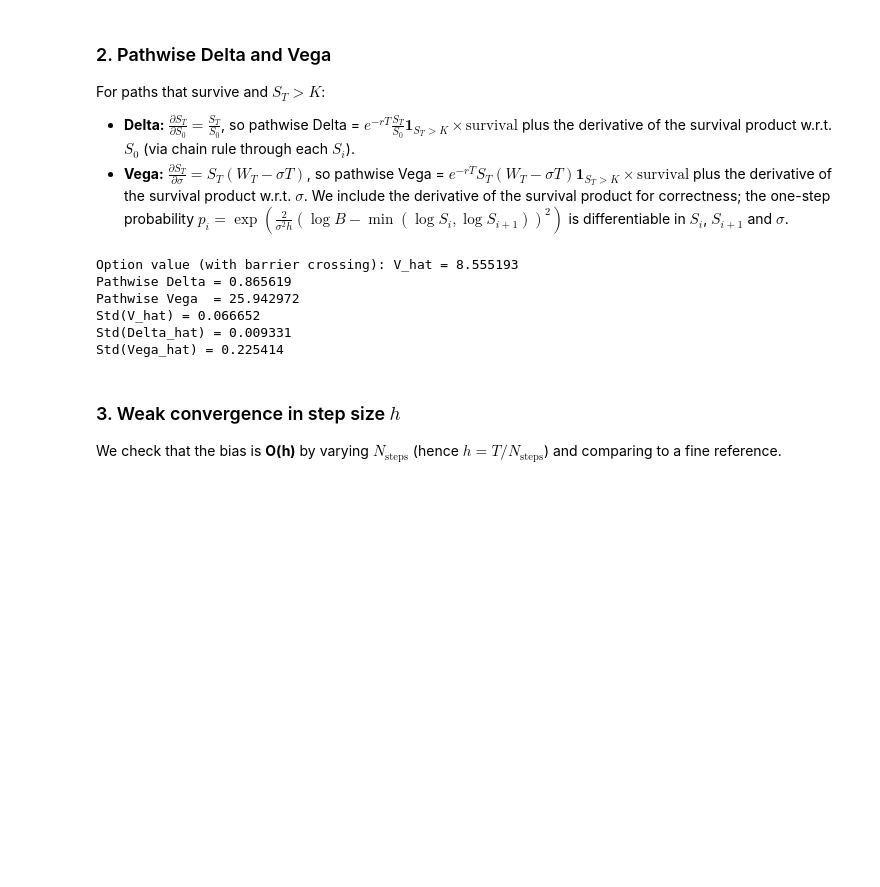
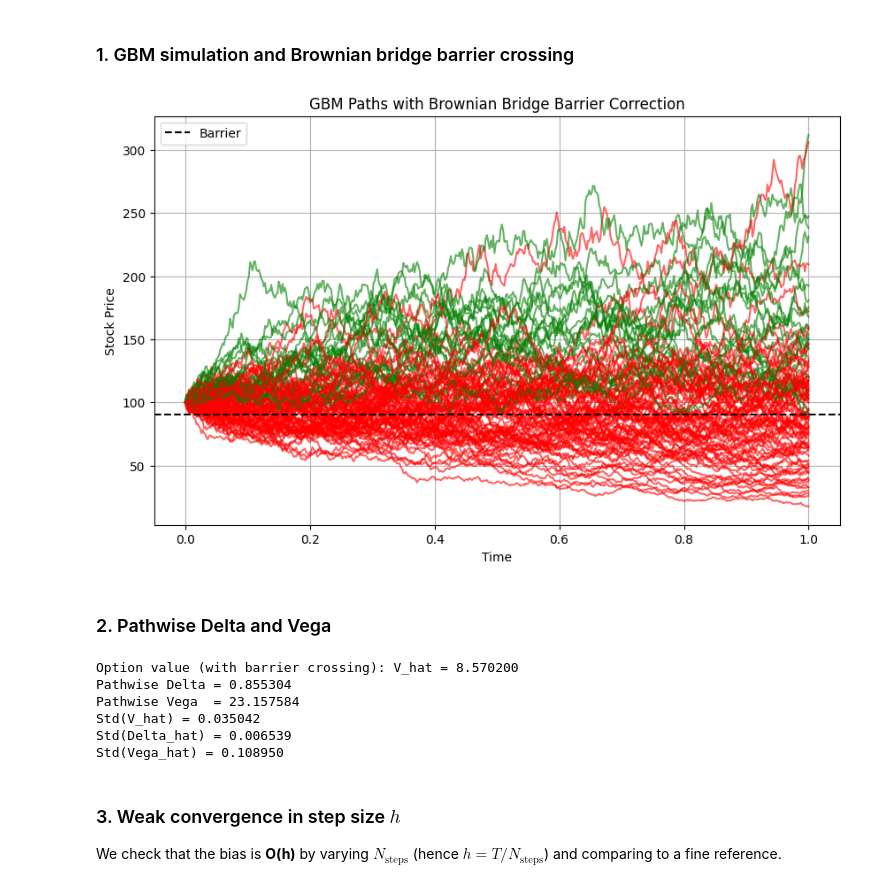
Before and after one commit to AnranSeverac/SimulationMethods, a Jupyter notebook: simulation_methods_assignment.ipynb, the cells around one changed output. Saved outputs shown, nothing was run; the diff lists cells and outputs as text; code cells hidden in the pictures; blank space fills up the shorter version.

```diff
--- a/simulation_methods_assignment.ipynb
+++ b/simulation_methods_assignment.ipynb
@@ -28 +14,3 @@ when $\min(S_{t_i}, S_{t_{i+1}}) > B$, and 0 otherwise. The path survival weight
+# %% [markdown]
+### 1. GBM simulation and Brownian bridge barrier crossing
 # %%
@@ -77,6 +31,0 @@ def barrier_survival_product_batch(S, B, sigma, h):
-# %% [markdown]
-### 2. Pathwise Delta and Vega
-For paths that survive and $S_T > K$:
-- **Delta:** $\frac{\partial S_T}{\partial S_0} = \frac{S_T}{S_0}$, so pathwise Delta = $e^{-rT} \frac{S_T}{S_0} \mathbf{1}_{S_T>K} \times \text{survival}$ plus the derivative of the survival product w.r.t. $S_0$ (via chain rule through each $S_i$).
-- **Vega:** $\frac{\partial S_T}{\partial \sigma} = S_T (W_T - \sigma T)$, so pathwise Vega = $e^{-rT} S_T (W_T - \sigma T) \mathbf{1}_{S_T>K} \times \text{survival}$ plus the derivative of the survival product w.r.t. $\sigma$.
-We include the derivative of the survival product for correctness; the one-step probability $p_i = \exp(\frac{2}{\sigma^2 h}(\log B - \min(\log S_i, \log S_{i+1}))^2)$ is differentiable in $S_i$, $S_{i+1}$ and $\sigma$.
@@ -140,0 +32,47 @@ def pathwise_delta_vega(S, W, h, S0, r, sigma, T, K, B):
+# %%
+# Brownian bridge survival calculation
+def brownian_bridge(S, h, sigma, B):
+    log_S = np.log(S)
+    log_B = np.log(B)
+    sigma_sq = sigma ** 2
+    log_S_i = log_S[:, :-1]
+    log_S_ip1 = log_S[:, 1:]
+    p_crossed = np.exp(-2.0 * (log_S_i - log_B) * (log_S_ip1 - log_B) / (sigma_sq * h))
+    p_crossed[np.minimum(log_S_i, log_S_ip1) <= log_B] = 1.0
+    one_minus_p = 1.0 - p_crossed
+    return(one_minus_p)
+# %%
+# Sample GBM paths using the barrier-crossing formula
+N_paths_plot = 100
+N_steps = 500
+
+S, W, h = simulate_gbm_paths(S0, r, sigma, T, N_steps, N_paths_plot, seed=42)
+t = np.linspace(0, T, N_steps + 1)
+
+# Brownian bridge survival calculation
+one_minus_p = brownian_bridge(S, h, sigma, B)
+survival = np.prod(one_minus_p, axis=1)
+
+# classify as "survived" if Brownian-bridge survival weight is positive
+survived = survival > 0
+
+plt.figure(figsize=(10, 6))
+
+for i in range(N_paths_plot):
+    if survived[i]:
+        plt.plot(t, S[i], color='green', alpha=0.6, linewidth=1.5)
+    else:
+        plt.plot(t, S[i], color='red', alpha=0.6, linewidth=1.5)
+
+plt.axhline(B, color = 'black', linestyle='--', linewidth=1.5, label='Barrier')
+plt.title("GBM Paths with Brownian Bridge Barrier Correction")
+plt.xlabel("Time")
+plt.ylabel("Stock Price")
+plt.legend()
+plt.grid(True)
+plt.savefig("GBM.png")
+plt.show()
+# %% [output]
+[figure, added]
+# %% [markdown]
+### 2. Pathwise Delta and Vega
@@ -141,10 +143,12 @@ def pathwise_delta_vega(S, W, h, S0, r, sigma, T, K, B):
 # %%
 # Simulation parameters
-N_paths = 200_000
-N_steps = 100
+N_paths = 750000
+N_steps = 400
 
 S, W, h = simulate_gbm_paths(S0, r, sigma, T, N_steps, N_paths, seed=42)
-delta_samples, vega_samples, payoff_samples = pathwise_delta_vega(S, W, h, S0, r, sigma, T, K, B)
+one_minus_p = brownian_bridge(S, h, sigma, B)
+payoff_samples = pathwise_option_value(S, r, sigma, T, K, one_minus_p)
+delta_samples, vega_samples = pathwise_delta_vega(S, W, h, S0, r, sigma, T, K, B, one_minus_p)
 
 V_hat = np.mean(payoff_samples)
 delta_hat = np.mean(delta_samples)
@@ -157,12 +161,12 @@ print(f"Std(V_hat) = {np.std(payoff_samples)/np.sqrt(N_paths):.6f}")
 print(f"Std(Delta_hat) = {np.std(delta_samples)/np.sqrt(N_paths):.6f}")
 print(f"Std(Vega_hat) = {np.std(vega_samples)/np.sqrt(N_paths):.6f}")
 # %% [output]
-Option value (with barrier crossing): V_hat = 8.555193
-Pathwise Delta = 0.865619
-Pathwise Vega  = 25.942972
-Std(V_hat) = 0.066652
-Std(Delta_hat) = 0.009331
-Std(Vega_hat) = 0.225414
+Option value (with barrier crossing): V_hat = 8.570200
+Pathwise Delta = 0.855304
+Pathwise Vega  = 23.157584
+Std(V_hat) = 0.035042
+Std(Delta_hat) = 0.006539
+Std(Vega_hat) = 0.108950
 # %% [markdown]
 ### 3. Weak convergence in step size $h$
 We check that the bias is **O(h)** by varying $N_{\text{steps}}$ (hence $h = T/N_{\text{steps}}$) and comparing to a fine reference.
```
Also changed, not shown: parts of 20 cells of this notebook.
